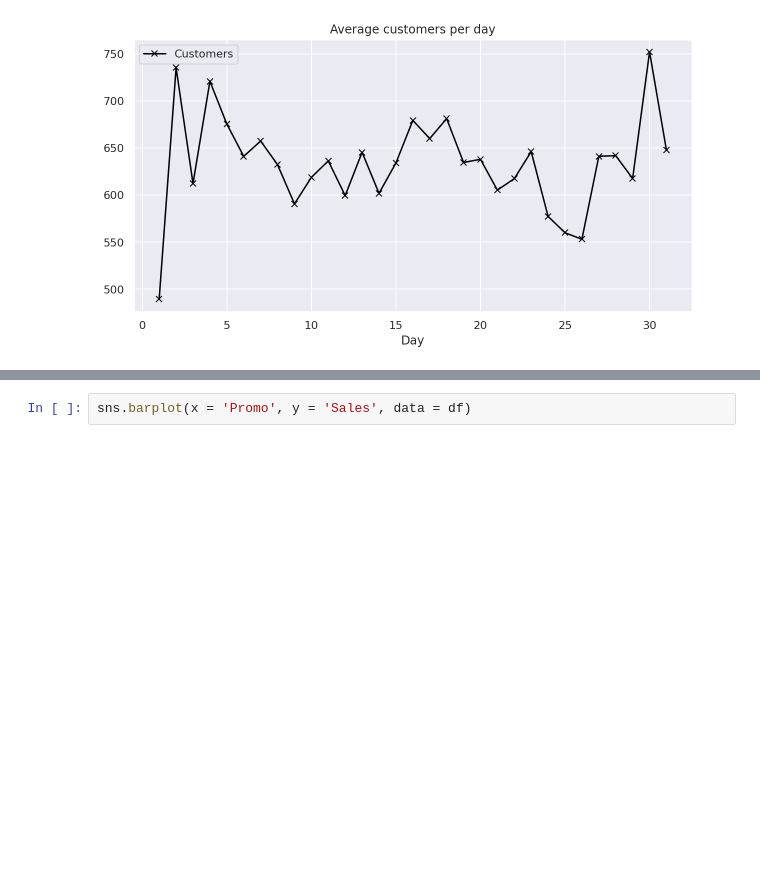
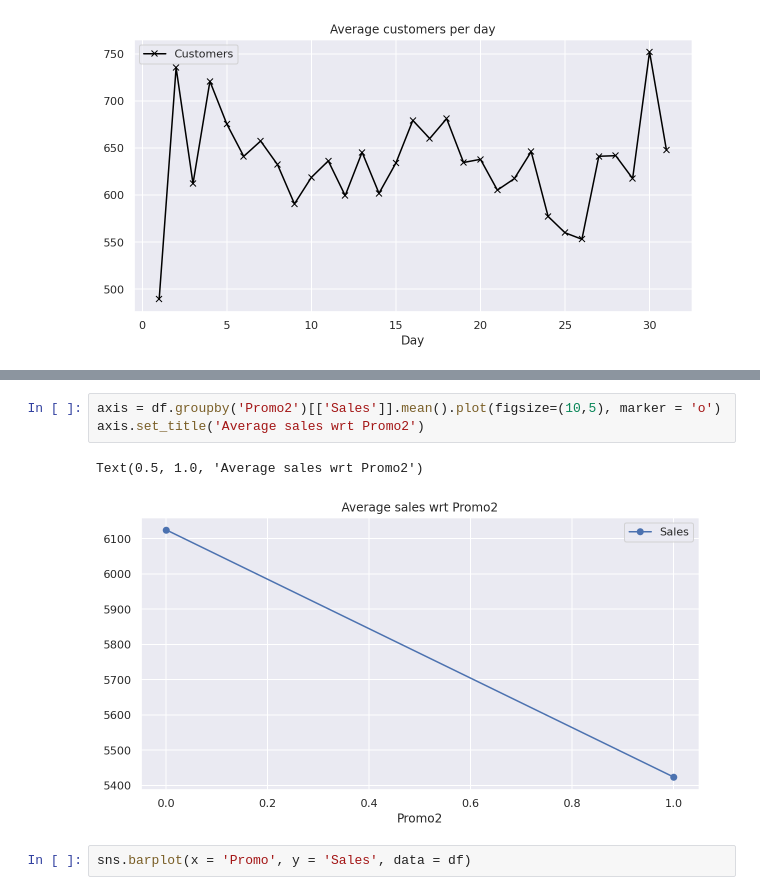
Before and after one commit to sanjayyanadi/Supervised_Regression_Model, a Jupyter notebook: Rossmann_Sales_Prediction_Capstone_Project.ipynb, the cells around one changed output, grey strips where cells are left out. Cells and saved outputs as stored; diff of their text form; blank space fills up the shorter version.

```diff
--- a/Rossmann_Sales_Prediction_Capstone_Project.ipynb
+++ b/Rossmann_Sales_Prediction_Capstone_Project.ipynb
@@ -314,3 +362,9 @@ Text(0.5, 1.0, 'Average customers per day')
+# %%
+axis = df.groupby('Promo2')[['Sales']].mean().plot(figsize=(10,5), marker = 'o')
+axis.set_title('Average sales wrt Promo2')
+# %% [output]
+Text(0.5, 1.0, 'Average sales wrt Promo2')
+[figure, added]
 # %%
 sns.barplot(x = 'Promo', y = 'Sales', data = df)
 # %% [output]
```
Also changed, not shown: parts of 6 cells of this notebook.
